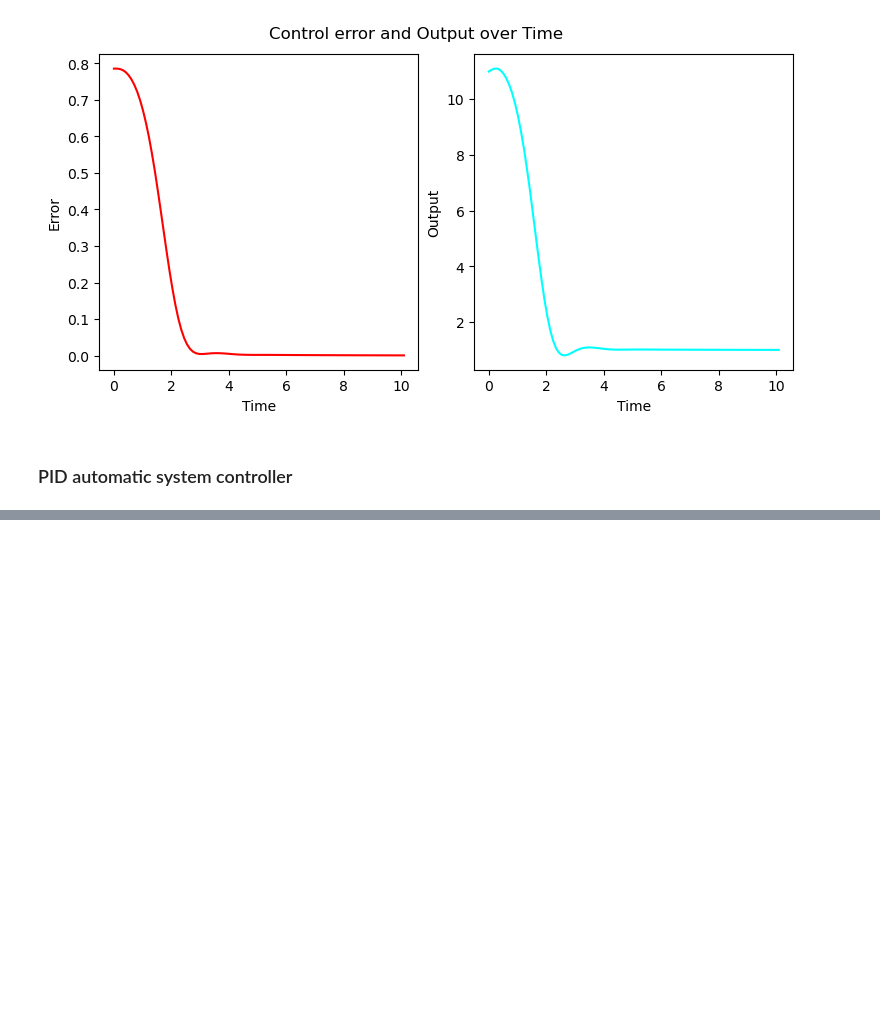
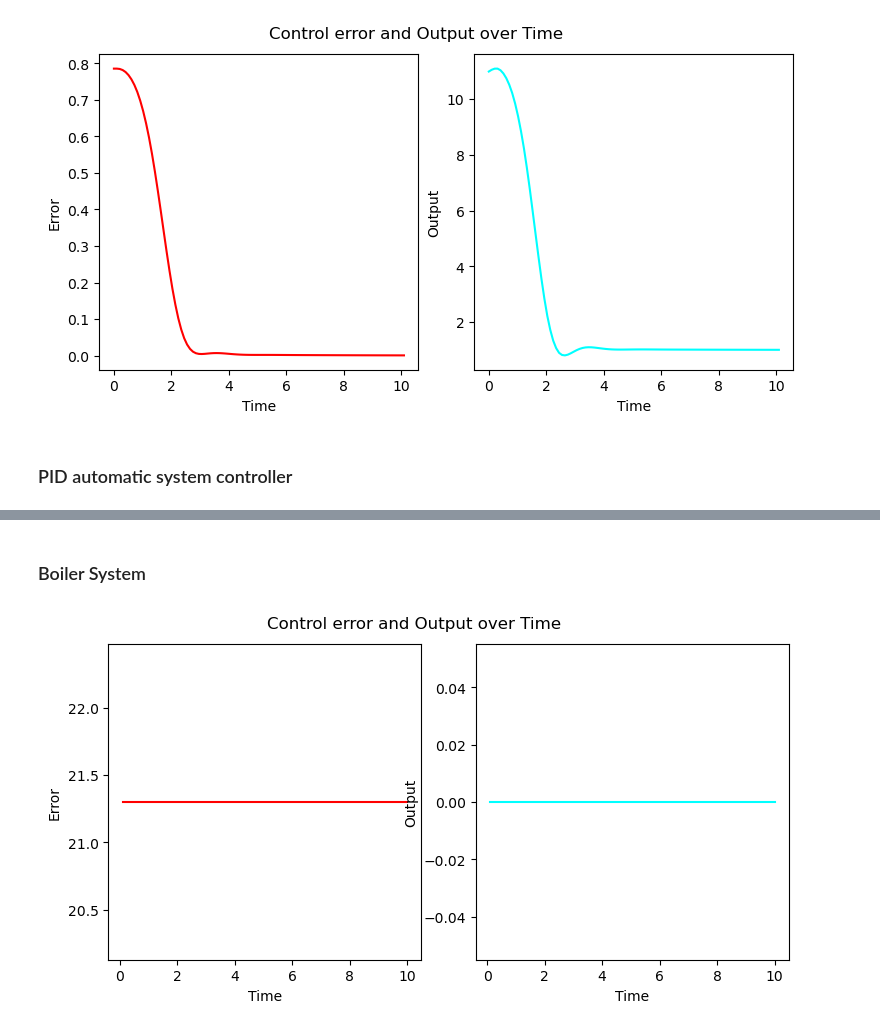
Before and after one commit to OllieKampo/aloy, a Jupyter notebook: control/examples.ipynb, the cells around one changed output, grey strips where cells are left out. Drawn from its saved outputs; the diff is of its cells as text; code cells hidden in the pictures; blank space fills up the shorter version.

```diff
--- a/control/examples.ipynb
+++ b/control/examples.ipynb
@@ -100,0 +134,30 @@ plot_error(time_points, error_values, output_values)
+# %% [markdown]
+### Boiler System
+# %%
+import numpy as np
+from control.pid import PIDController
+from control.systems import BoilerSystem
+from control.controlutils import plot_error
+
+boiler_system = BoilerSystem()
+controller = PIDController(0.5, 0.1, 0.1)
+
+ticks: int = 100
+delta_time: float = 0.1
+
+time_points = np.full(ticks, delta_time).cumsum()
+error_values = np.empty(ticks)
+output_values = np.empty(ticks)
+
+for tick in range(ticks):
+    input = boiler_system.get_control_input()
+    setpoint = boiler_system.get_setpoint()
+    # output = controller.control_output(input, setpoint, delta_time, abs_tol=None)
+    output = 0.0
+    boiler_system.set_control_output(output, delta_time)
+    error_values[tick] = input
+    output_values[tick] = output
+
+plot_error(time_points, error_values, output_values)
+# %% [output]
+[figure, added]
```
Also changed, not shown: parts of 4 cells of this notebook, 2 other files.
